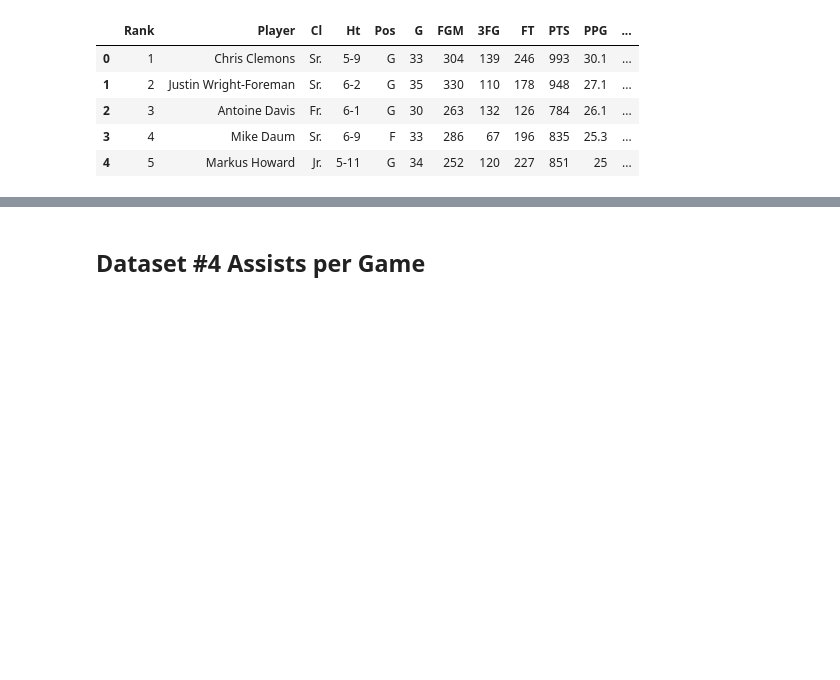
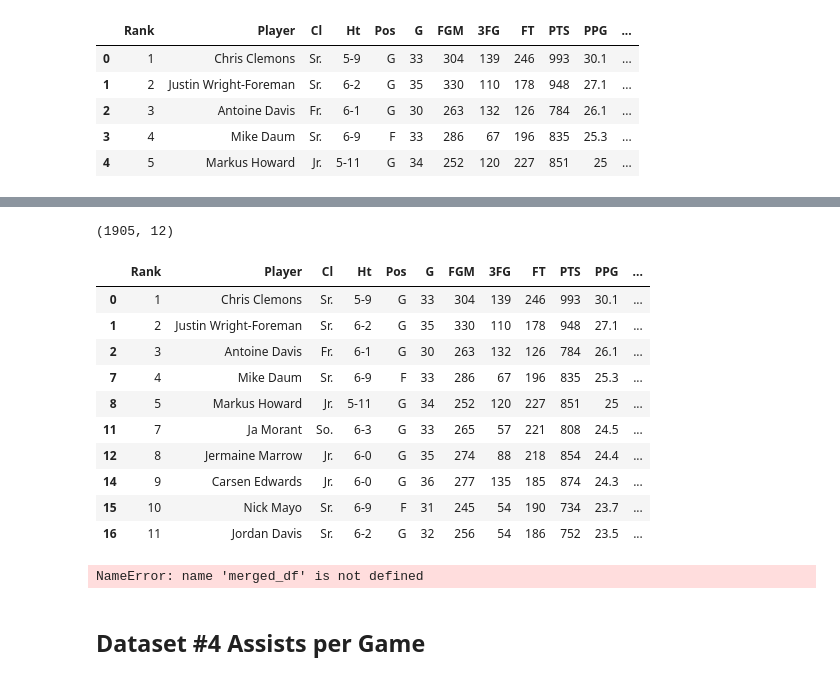
Before and after one commit to jayden789/State-weather-player-performance, a Jupyter notebook: DataCheckpoint_group69.ipynb, the cells around one changed output, grey strips where cells are left out. Saved outputs shown, nothing was run; the diff lists cells and outputs as text; code cells hidden in the pictures; blank space fills up the shorter version.

```diff
--- a/DataCheckpoint_group69.ipynb
+++ b/DataCheckpoint_group69.ipynb
@@ -359,0 +406,4 @@ players.head()
+# %%
+ppg_df.shape
+# %% [output]
+(1905, 12)
@@ -360,3 +417,21 @@ players.head()
+# %%
+ppg_df.head(10)
+# %% [output]
+|  | Rank | Player | Cl | Ht | Pos | G | FGM | 3FG | FT | PTS | PPG | ... |
+| 0 | 1 | Chris Clemons | Sr. | 5-9 | G | 33 | 304 | 139 | 246 | 993 | 30.1 | ... |
+| 1 | 2 | Justin Wright-Foreman | Sr. | 6-2 | G | 35 | 330 | 110 | 178 | 948 | 27.1 | ... |
+| 2 | 3 | Antoine Davis | Fr. | 6-1 | G | 30 | 263 | 132 | 126 | 784 | 26.1 | ... |
+| 7 | 4 | Mike Daum | Sr. | 6-9 | F | 33 | 286 | 67 | 196 | 835 | 25.3 | ... |
+| 8 | 5 | Markus Howard | Jr. | 5-11 | G | 34 | 252 | 120 | 227 | 851 | 25 | ... |
+| 11 | 7 | Ja Morant | So. | 6-3 | G | 33 | 265 | 57 | 221 | 808 | 24.5 | ... |
+| 12 | 8 | Jermaine Marrow | Jr. | 6-0 | G | 35 | 274 | 88 | 218 | 854 | 24.4 | ... |
+| 14 | 9 | Carsen Edwards | Jr. | 6-0 | G | 36 | 277 | 135 | 185 | 874 | 24.3 | ... |
+| 15 | 10 | Nick Mayo | Sr. | 6-9 | F | 31 | 245 | 54 | 190 | 734 | 23.7 | ... |
+| 16 | 11 | Jordan Davis | Sr. | 6-2 | G | 32 | 256 | 54 | 186 | 752 | 23.5 | ... |
+# %%
+merged_df.head(10)
+# %% [output]
+NameError: name 'merged_df' is not defined
 # %% [markdown]
 ## Dataset #4 Assists per Game
 # %%
```
Also changed, not shown: parts of 18 cells of this notebook.
